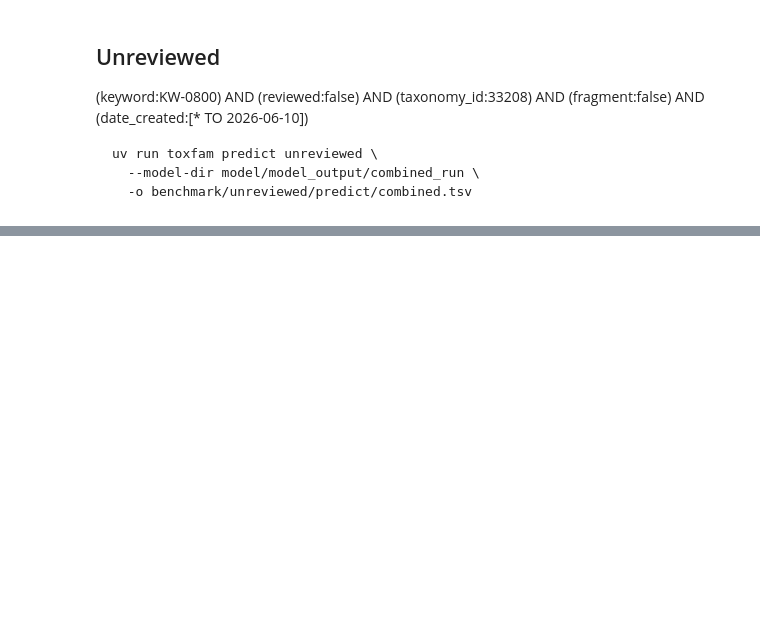
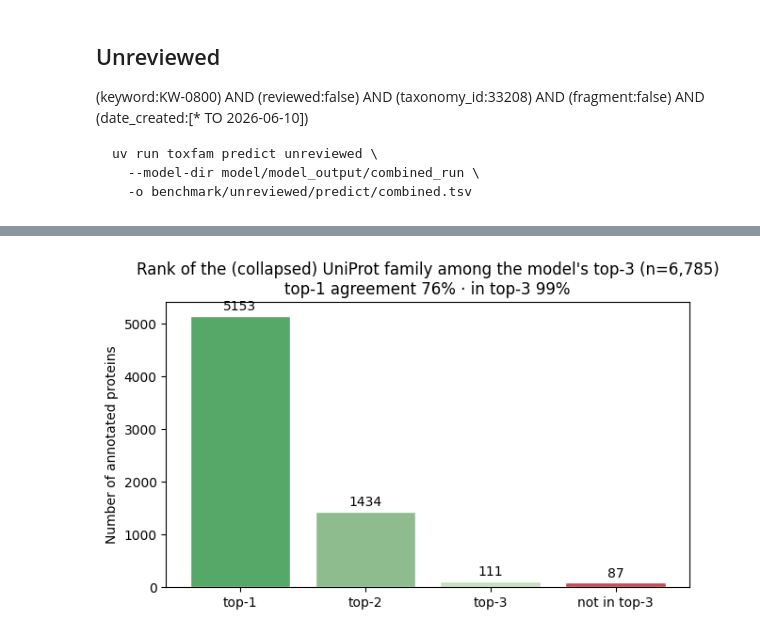
Before and after one commit to Sisistern123/ToxFam, a Jupyter notebook: analysis/unreviewed_non_metazoan.ipynb, the cells around one changed output, grey strips where cells are left out. Saved outputs shown, nothing was run; the diff lists cells and outputs as text; code cells hidden in the pictures; blank space fills up the shorter version.

```diff
--- a/analysis/unreviewed_non_metazoan.ipynb
+++ b/analysis/unreviewed_non_metazoan.ipynb
@@ -108,0 +232,34 @@ unreviewed_df.head()
+# %%
+# Where does the (collapsed) UniProt family land in the model's top-3?
+# Only entries whose collapsed label is a specific family (excludes the "other" catch-all, "nontox", and unannotated).
+comparable = unreviewed_df[
+    unreviewed_df["fam_collapsed"].notna()
+    & ~unreviewed_df["fam_collapsed"].isin(["other", "nontox"])
+].copy()
+
+def match_rank(r):
+    for i, c in enumerate(["pred_1", "pred_2", "pred_3"], 1):
+        if r[c] == r["fam_collapsed"]:
+            return i
+    return 0  # collapsed family not in the top-3
+
+comparable["match_rank"] = comparable.apply(match_rank, axis=1)
+
+order, labels = [1, 2, 3, 0], ["top-1", "top-2", "top-3", "not in top-3"]
+vals = [(comparable["match_rank"] == k).sum() for k in order]
+top1 = vals[0] / len(comparable)
+top3 = sum(vals[:3]) / len(comparable)
+colors = ["#55A868", "#8FBC8F", "#C7E0C0", "#C44E52"]
+
+fig, ax = plt.subplots(figsize=(6.5, 4))
+bars = ax.bar(labels, vals, color=colors, edgecolor="white")
+for b, v in zip(bars, vals):
+    ax.text(b.get_x() + b.get_width() / 2, v + max(vals) * 0.01, str(v), ha="center", va="bottom")
+ax.set_ylabel("Number of annotated proteins")
+ax.set_title(f"Rank of the (collapsed) UniProt family among the model's top-3 "
+             f"(n={len(comparable):,})\n"
+             f"top-1 agreement {top1:.0%} · in top-3 {top3:.0%}")
+fig.tight_layout()
+plt.show()
+# %% [output]
+[figure, added]
```
Also changed, not shown: parts of 10 cells of this notebook.
